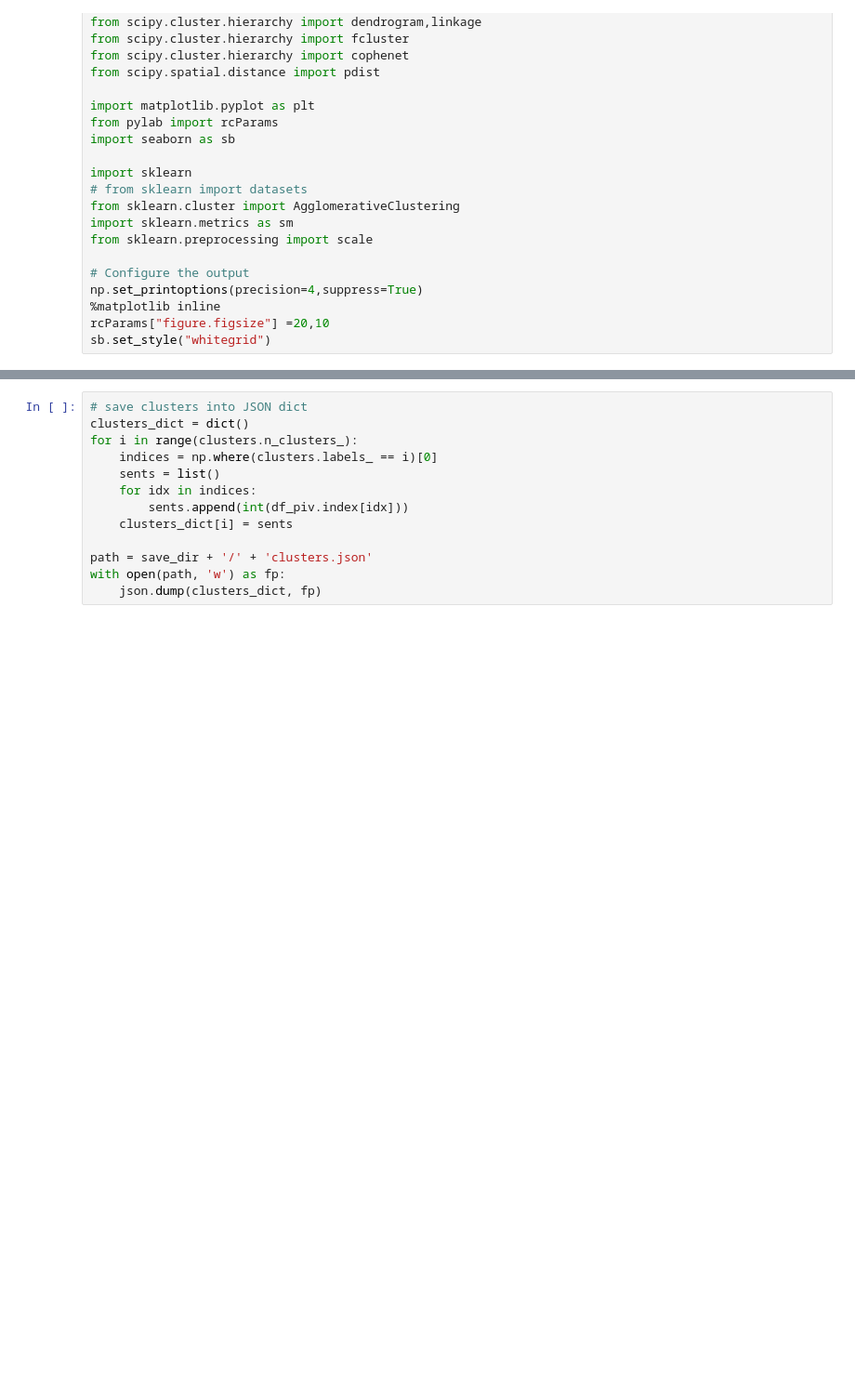
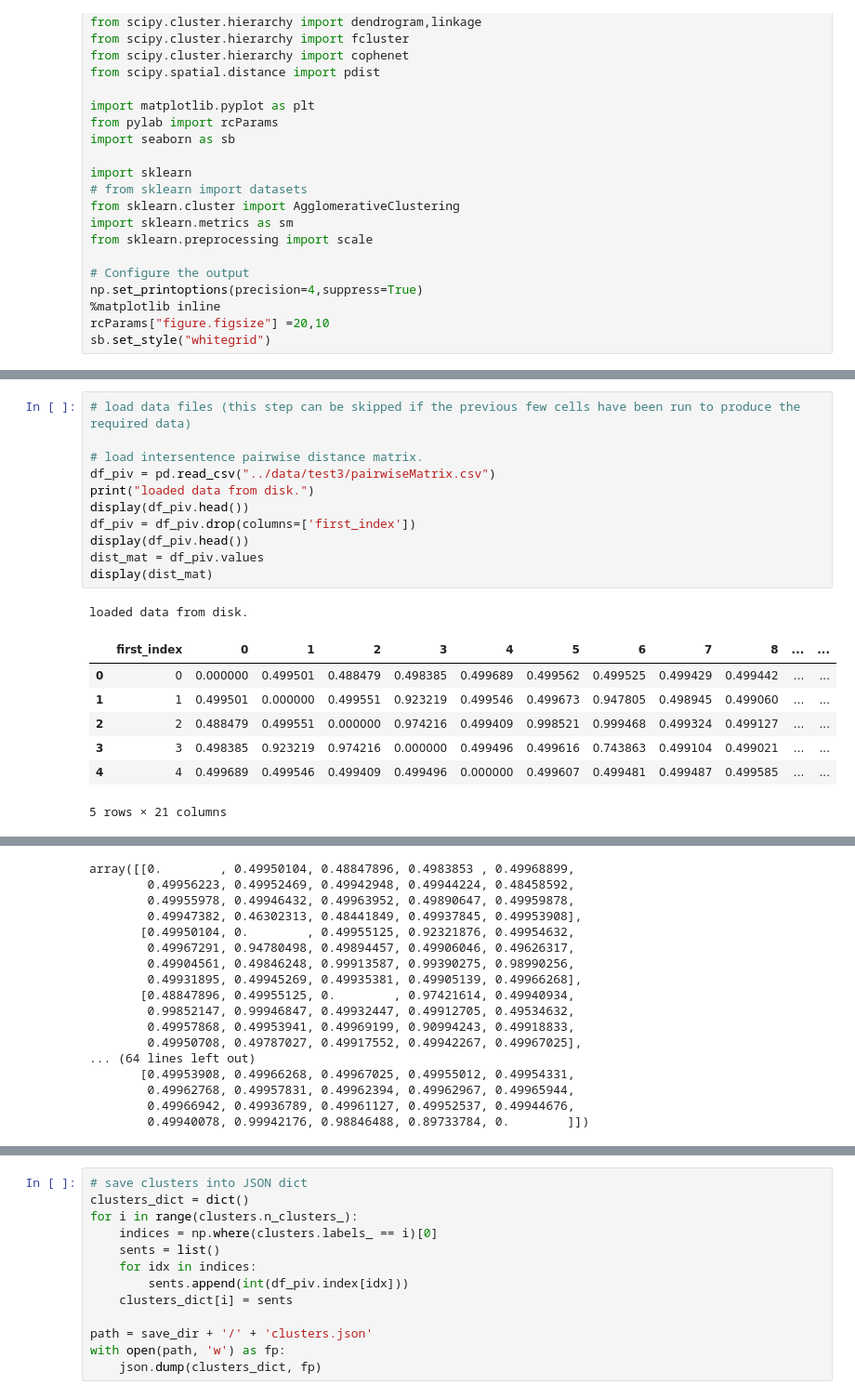
Before and after one commit to llmhyy/comments_summarization, a Jupyter notebook: src/Main.ipynb, the cells around one changed output, grey strips where cells are left out. Shown at 93% size. Drawn from its saved outputs; the diff is of its cells as text; blank space fills up the shorter version.

Commit message:
added support for using a precomputed similarity matrix for degree centrality computation.

```diff
--- a/src/Main.ipynb
+++ b/src/Main.ipynb
@@ -219,0 +234,20 @@ scores_df.tail()
+# %%
+# load data files (this step can be skipped if the previous few cells have been run to produce the required data)
+
+# load intersentence pairwise distance matrix.
+df_piv = pd.read_csv("../data/test3/pairwiseMatrix.csv")
+print("loaded data from disk.")
+display(df_piv.head())
+df_piv = df_piv.drop(columns=['first_index'])
+display(df_piv.head())
+dist_mat = df_piv.values
+display(dist_mat)
+# %% [output]
+loaded data from disk.
+|  | first_index | 0 | 1 | 2 | 3 | 4 | 5 | 6 | 7 | 8 | ... | ... |
+| 0 | 0 | 0.000000 | 0.499501 | 0.488479 | 0.498385 | 0.499689 | 0.499562 | 0.499525 | 0.499429 | 0.499442 | ... | ... |
+| 1 | 1 | 0.499501 | 0.000000 | 0.499551 | 0.923219 | 0.499546 | 0.499673 | 0.947805 | 0.498945 | 0.499060 | ... | ... |
+| 2 | 2 | 0.488479 | 0.499551 | 0.000000 | 0.974216 | 0.499409 | 0.998521 | 0.999468 | 0.499324 | 0.499127 | ... | ... |
+| 3 | 3 | 0.498385 | 0.923219 | 0.974216 | 0.000000 | 0.499496 | 0.499616 | 0.743863 | 0.499104 | 0.499021 | ... | ... |
+| 4 | 4 | 0.499689 | 0.499546 | 0.499409 | 0.499496 | 0.000000 | 0.499607 | 0.499481 | 0.499487 | 0.499585 | ... | ... |
+5 rows × 21 columns
@@ -220 +260,18 @@ scores_df.tail()
+array([[0.        , 0.49950104, 0.48847896, 0.4983853 , 0.49968899,
+        0.49956223, 0.49952469, 0.49942948, 0.49944224, 0.48458592,
+        0.49955978, 0.49946432, 0.49963952, 0.49890647, 0.49959878,
+        0.49947382, 0.46302313, 0.48441849, 0.49937845, 0.49953908],
+       [0.49950104, 0.        , 0.49955125, 0.92321876, 0.49954632,
+        0.49967291, 0.94780498, 0.49894457, 0.49906046, 0.49626317,
+        0.49904561, 0.49846248, 0.99913587, 0.99390275, 0.98990256,
+        0.49931895, 0.49945269, 0.49935381, 0.49905139, 0.49966268],
+       [0.48847896, 0.49955125, 0.        , 0.97421614, 0.49940934,
+        0.99852147, 0.99946847, 0.49932447, 0.49912705, 0.49534632,
+        0.49957868, 0.49953941, 0.49969199, 0.90994243, 0.49918833,
+        0.49950708, 0.49787027, 0.49917552, 0.49942267, 0.49967025],
+... (64 lines left out)
+       [0.49953908, 0.49966268, 0.49967025, 0.49955012, 0.49954331,
+        0.49962768, 0.49957831, 0.49962394, 0.49962967, 0.49965944,
+        0.49966942, 0.49936789, 0.49961127, 0.49952537, 0.49944676,
+        0.49940078, 0.99942176, 0.98846488, 0.89733784, 0.        ]])
 # %%
```
Also changed, not shown: parts of 41 cells of this notebook.
